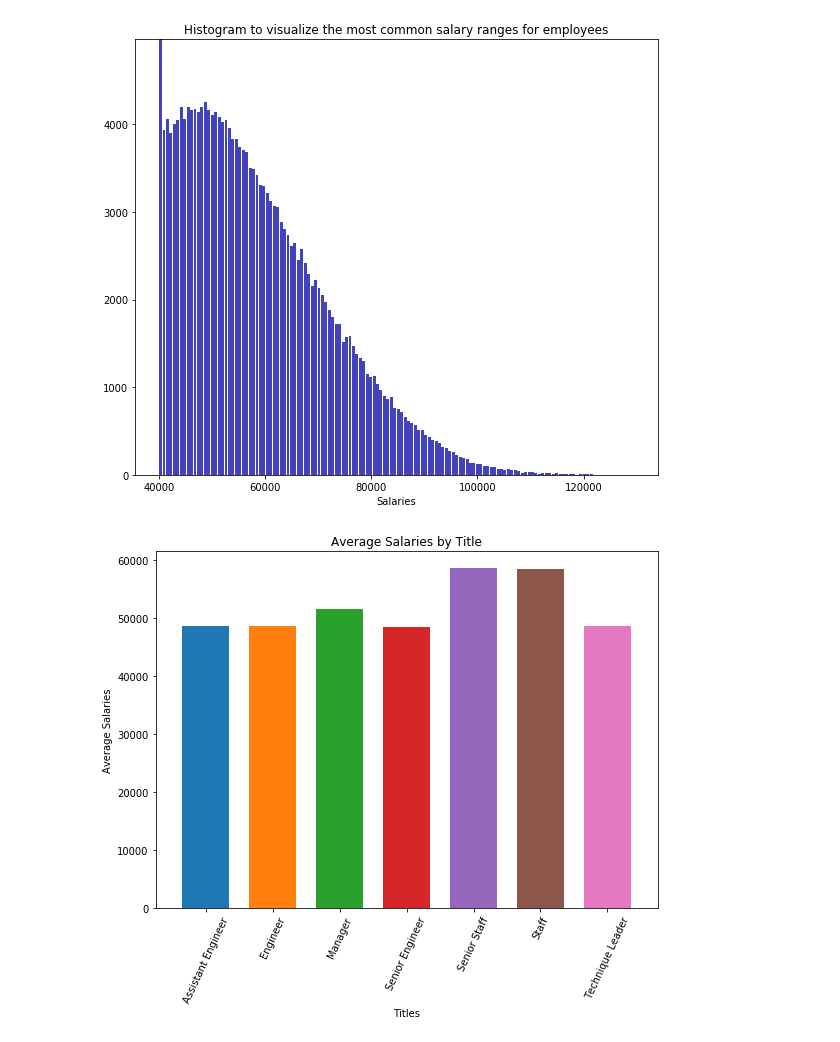
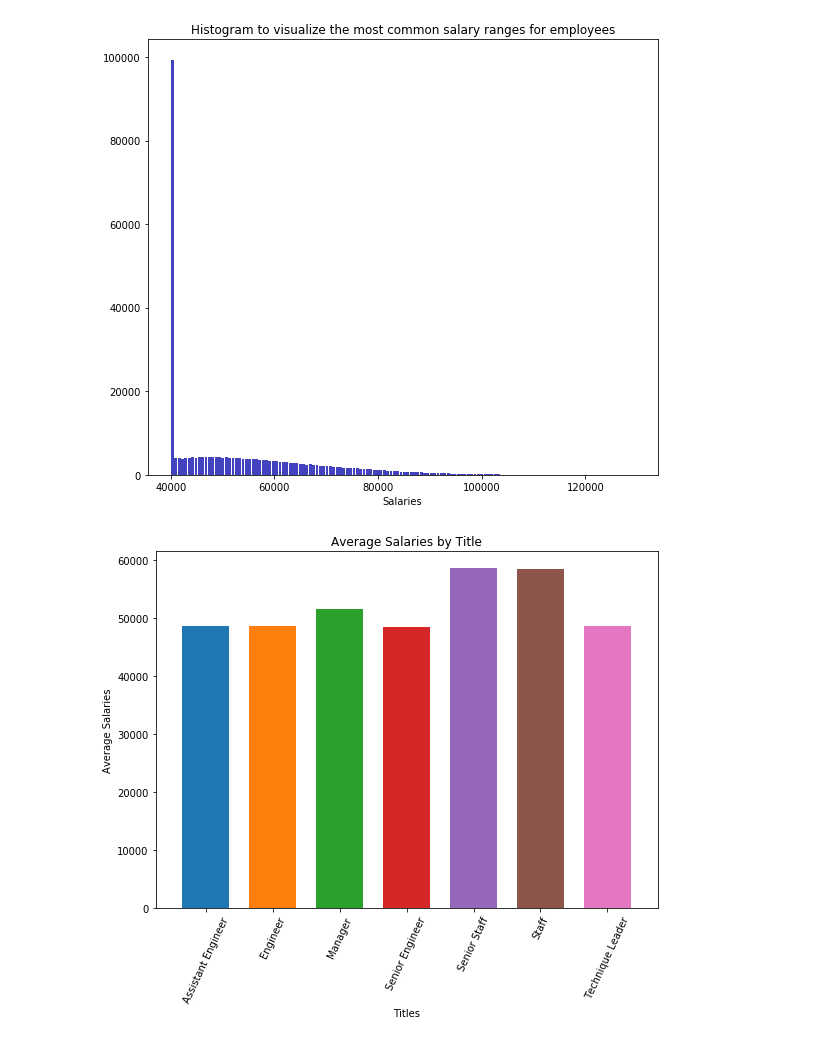
Before and after one commit to raviselva4/SQL-challenge, a Jupyter notebook: EmployeeSQL/sqlproject_bonus.ipynb, the cells around one changed output. Saved outputs shown, nothing was run; the diff lists cells and outputs as text; code cells hidden in the pictures.

Commit message:
commented ylim on the bonus project histogram

```diff
--- a/EmployeeSQL/sqlproject_bonus.ipynb
+++ b/EmployeeSQL/sqlproject_bonus.ipynb
@@ -17,23 +17,23 @@ connection = engine.connect()
 # %%
 salary_df = engine.execute("select distinct emp_no, salary from salaries")
 sal = []
 
 for r in salary_df:
     #print(r['emp_no'], r['salary'])
     sal.append(pd.to_numeric(r['salary']))
 #
 fig=plt.figure(figsize=(8, 7))
 n, bins, patches = plt.hist(sal,  bins='auto', color='#0504aa',
                             alpha=0.75, rwidth=0.85
                              )
 plt.xlabel('Salaries')
 plt.title('Histogram to visualize the most common salary ranges for employees')
 maxfreq = n.max()
-plt.ylim(ymax=np.ceil(maxfreq / 200) * 10 if maxfreq % 10 else maxfreq + 5000)
+#plt.ylim(ymax=np.ceil(maxfreq / 200) * 10 if maxfreq % 10 else maxfreq + 5000)
 plt.tight_layout()
 plt.show()
 # %% [output]
-[figure, old version]
+[figure, new version]
 # %%
 # average salary by title
 avg_sal = engine.execute("select title, avg(salary) salary from titles t,employees e,salaries s where e.emp_title_id = t.title_id and s.emp_no = e.emp_no group by title")
```
